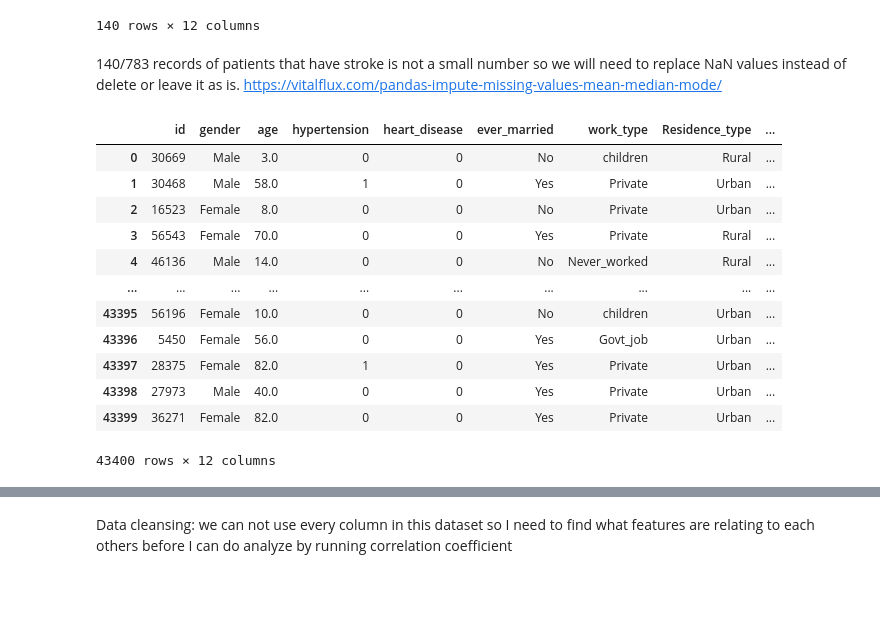
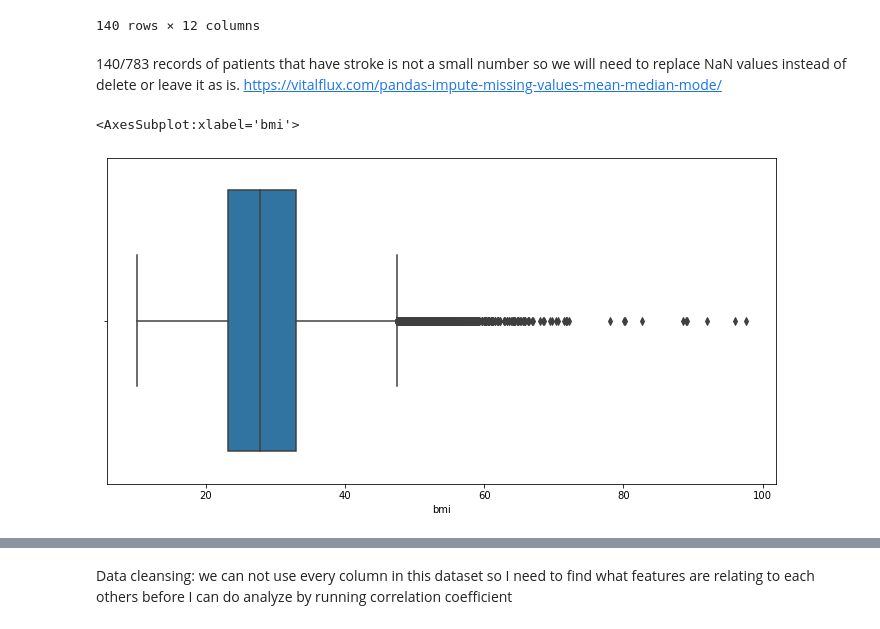
Before and after one commit to nghiepluu/stroke_detection, a Jupyter notebook: Dissertation.ipynb, the cells around one changed output, grey strips where cells are left out. Saved outputs shown, nothing was run; the diff lists cells and outputs as text; code cells hidden in the pictures; blank space fills up the shorter version.

```diff
--- a/Dissertation.ipynb
+++ b/Dissertation.ipynb
@@ -105,24 +106,12 @@ df.loc[(df['bmi'].isnull()) & (df['stroke']==1)]
 | 43100 | 58018 | Male | 67.0 | 0 | 0 | Yes | Self-employed | Urban | ... |
 | 43339 | 10463 | Female | 76.0 | 0 | 0 | No | Private | Rural | ... |
 140 rows × 12 columns
-# %% [markdown]
-140/783 records of patients that have stroke is not a small number so we will need to replace NaN values instead of delete or leave it as is.
-https://vitalflux.com/pandas-impute-missing-values-mean-median-mode/
-# %%
-df.loc[df['bmi'].isnull()].replace(np.nan, df['bmi'].mean())
-df['bmi'].round()
-df
-# %% [output]
-|  | id | gender | age | hypertension | heart_disease | ever_married | work_type | Residence_type | ... |
-| 0 | 30669 | Male | 3.0 | 0 | 0 | No | children | Rural | ... |
-| 1 | 30468 | Male | 58.0 | 1 | 0 | Yes | Private | Urban | ... |
-| 2 | 16523 | Female | 8.0 | 0 | 0 | No | Private | Urban | ... |
-| 3 | 56543 | Female | 70.0 | 0 | 0 | Yes | Private | Rural | ... |
-| 4 | 46136 | Male | 14.0 | 0 | 0 | No | Never_worked | Rural | ... |
-| ... | ... | ... | ... | ... | ... | ... | ... | ... | ... |
-| 43395 | 56196 | Female | 10.0 | 0 | 0 | No | children | Urban | ... |
-| 43396 | 5450 | Female | 56.0 | 0 | 0 | Yes | Govt_job | Urban | ... |
-| 43397 | 28375 | Female | 82.0 | 1 | 0 | Yes | Private | Urban | ... |
-| 43398 | 27973 | Male | 40.0 | 0 | 0 | Yes | Private | Urban | ... |
-| 43399 | 36271 | Female | 82.0 | 0 | 0 | Yes | Private | Urban | ... |
-43400 rows × 12 columns
+# %% [markdown]
+140/783 records of patients that have stroke is not a small number so we will need to replace NaN values instead of delete or leave it as is.
+https://vitalflux.com/pandas-impute-missing-values-mean-median-mode/
+# %%
+fig, ax = plt.subplots(figsize=(12, 6))
+sns.boxplot(df['bmi'])
+# %% [output]
+<AxesSubplot:xlabel='bmi'>
+[figure, added]
```
Also changed, not shown: parts of 3 cells of this notebook.
